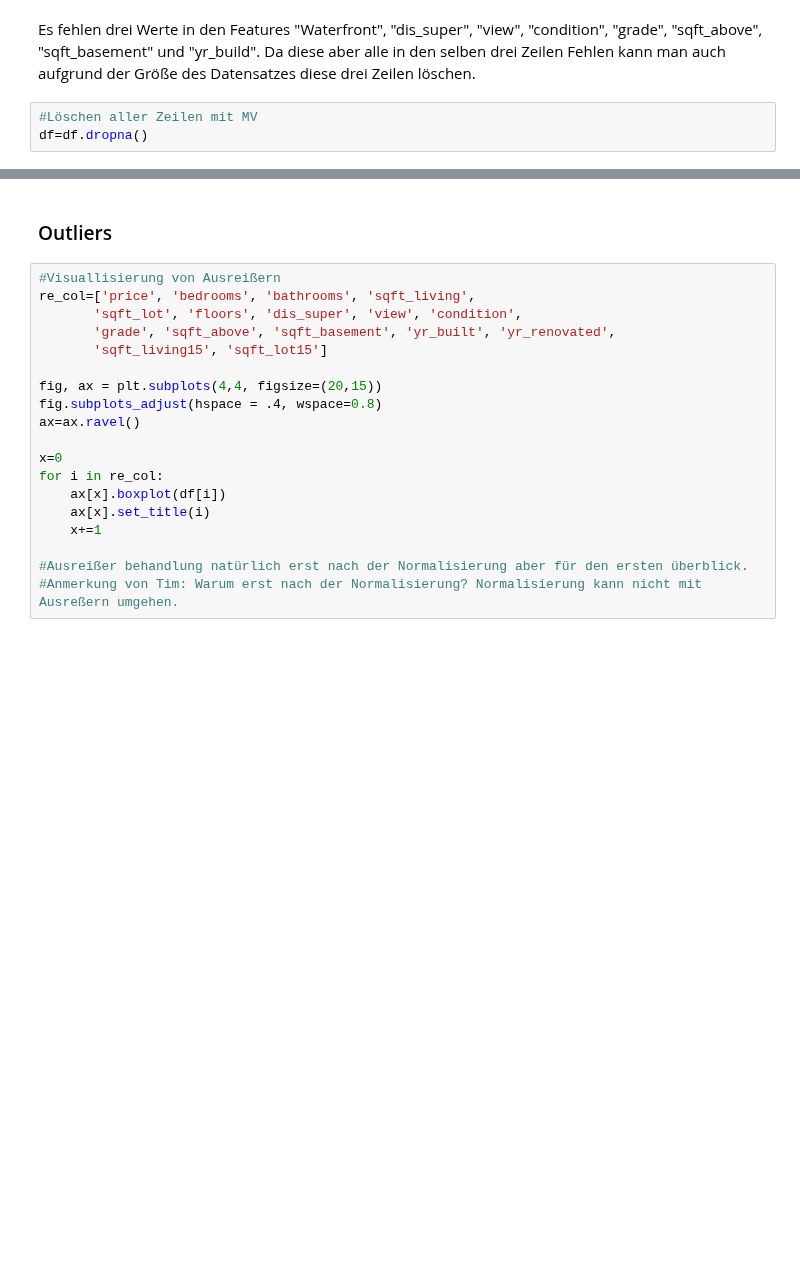
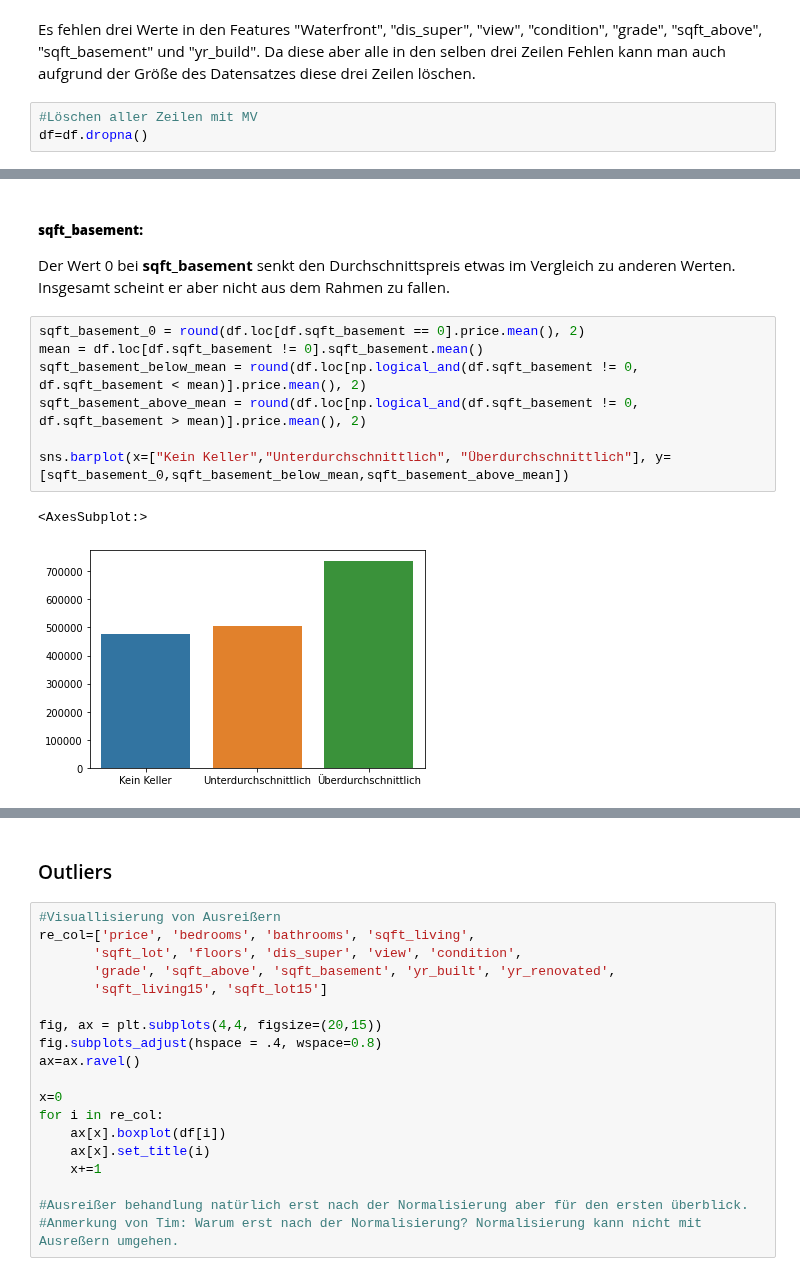
Before and after one commit to robring/advancedDatascience_CaseStudy, a Jupyter notebook: 01_Exploration.ipynb, the cells around one changed output, grey strips where cells are left out. Saved outputs shown, nothing was run; the diff lists cells and outputs as text; blank space fills up the shorter version.

```diff
--- a/01_Exploration.ipynb
+++ b/01_Exploration.ipynb
@@ -170,0 +185,15 @@ Außerdem liefern uns diese fehlenden Werte womöglich Informationen:
+# %% [markdown]
+##### **sqft_basement:**
+
+Der Wert 0 bei **sqft_basement** senkt den Durchschnittspreis etwas im Vergleich zu anderen Werten.
+Insgesamt scheint er aber nicht aus dem Rahmen zu fallen.
+# %%
+sqft_basement_0 = round(df.loc[df.sqft_basement == 0].price.mean(), 2)
+mean = df.loc[df.sqft_basement != 0].sqft_basement.mean()
+sqft_basement_below_mean = round(df.loc[np.logical_and(df.sqft_basement != 0, df.sqft_basement < mean)].price.mean(), 2)
+sqft_basement_above_mean = round(df.loc[np.logical_and(df.sqft_basement != 0, df.sqft_basement > mean)].price.mean(), 2)
+
+sns.barplot(x=["Kein Keller","Unterdurchschnittlich", "Überdurchschnittlich"], y=[sqft_basement_0,sqft_basement_below_mean,sqft_basement_above_mean])
+# %% [output]
+<AxesSubplot:>
+[figure, added]
```
Also changed, not shown: parts of 22 cells of this notebook.
